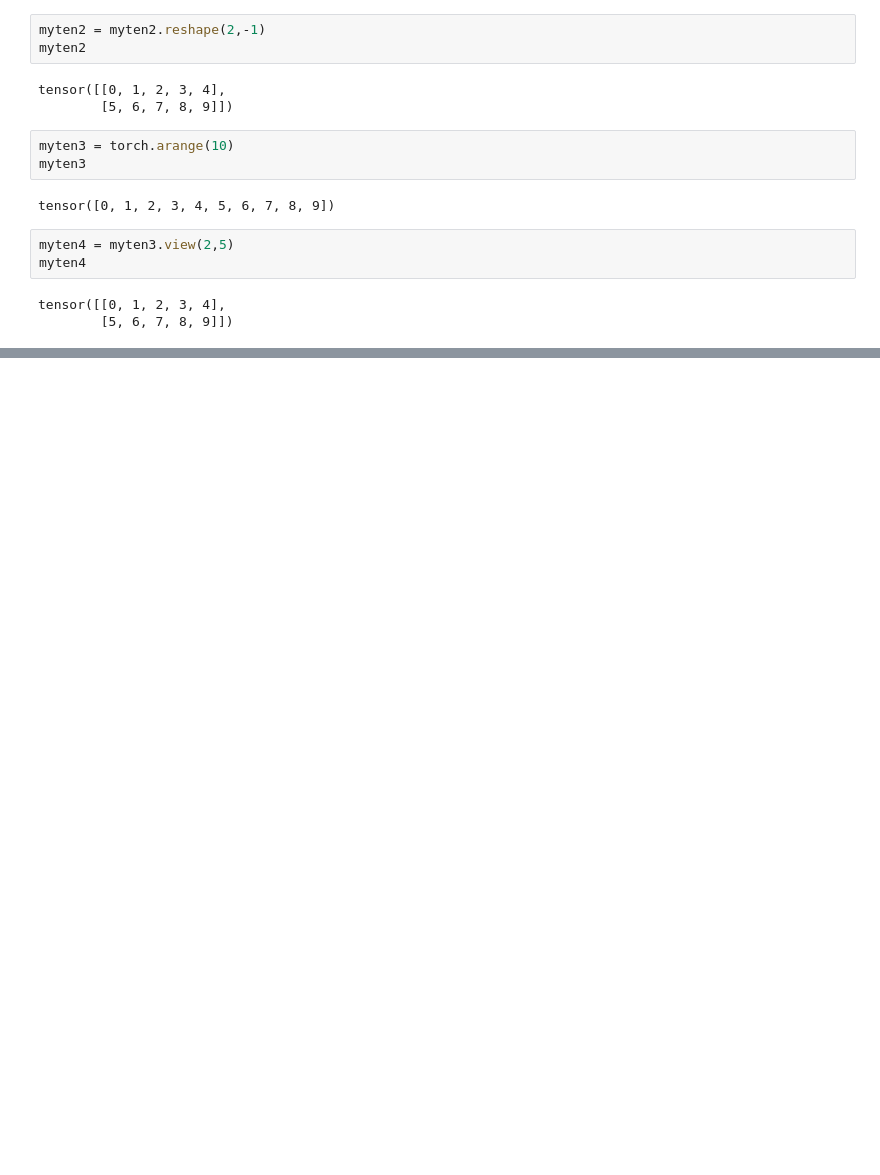
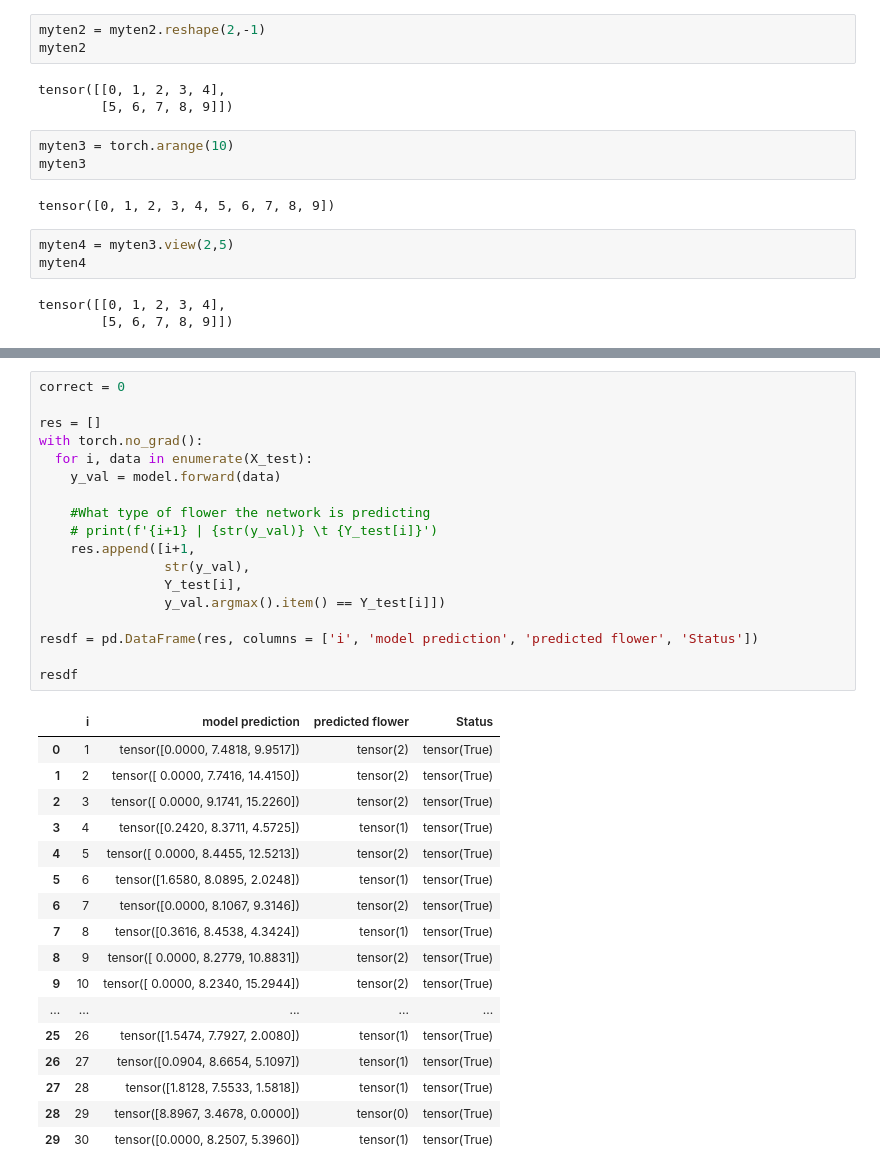
Before and after one commit to shivrajanand/PyTorch-Learn, a Jupyter notebook: PyTorch_Tutorial.ipynb, the cells around one changed output, grey strips where cells are left out. Cells and saved outputs as stored; diff of their text form; blank space fills up the shorter version.

```diff
--- a/PyTorch_Tutorial.ipynb
+++ b/PyTorch_Tutorial.ipynb
@@ -85,0 +299,36 @@ tensor([[0, 1, 2, 3, 4],
+# %%
+correct = 0
+
+res = []
+with torch.no_grad():
+  for i, data in enumerate(X_test):
+    y_val = model.forward(data)
+
+    #What type of flower the network is predicting
+    # print(f'{i+1} | {str(y_val)} \t {Y_test[i]}')
+    res.append([i+1,
+                str(y_val),
+                Y_test[i],
+                y_val.argmax().item() == Y_test[i]])
+
+resdf = pd.DataFrame(res, columns = ['i', 'model prediction', 'predicted flower', 'Status'])
+
+resdf
+# %% [output]
+|  | i | model prediction | predicted flower | Status |
+| 0 | 1 | tensor([0.0000, 7.4818, 9.9517]) | tensor(2) | tensor(True) |
+| 1 | 2 | tensor([ 0.0000, 7.7416, 14.4150]) | tensor(2) | tensor(True) |
+| 2 | 3 | tensor([ 0.0000, 9.1741, 15.2260]) | tensor(2) | tensor(True) |
+| 3 | 4 | tensor([0.2420, 8.3711, 4.5725]) | tensor(1) | tensor(True) |
+| 4 | 5 | tensor([ 0.0000, 8.4455, 12.5213]) | tensor(2) | tensor(True) |
+| 5 | 6 | tensor([1.6580, 8.0895, 2.0248]) | tensor(1) | tensor(True) |
+| 6 | 7 | tensor([0.0000, 8.1067, 9.3146]) | tensor(2) | tensor(True) |
+| 7 | 8 | tensor([0.3616, 8.4538, 4.3424]) | tensor(1) | tensor(True) |
+| 8 | 9 | tensor([ 0.0000, 8.2779, 10.8831]) | tensor(2) | tensor(True) |
+| 9 | 10 | tensor([ 0.0000, 8.2340, 15.2944]) | tensor(2) | tensor(True) |
+| ... | ... | ... | ... | ... |
+| 25 | 26 | tensor([1.5474, 7.7927, 2.0080]) | tensor(1) | tensor(True) |
+| 26 | 27 | tensor([0.0904, 8.6654, 5.1097]) | tensor(1) | tensor(True) |
+| 27 | 28 | tensor([1.8128, 7.5533, 1.5818]) | tensor(1) | tensor(True) |
+| 28 | 29 | tensor([8.8967, 3.4678, 0.0000]) | tensor(0) | tensor(True) |
+| 29 | 30 | tensor([0.0000, 8.2507, 5.3960]) | tensor(1) | tensor(True) |
```
Also changed, not shown: parts of 47 cells of this notebook.
